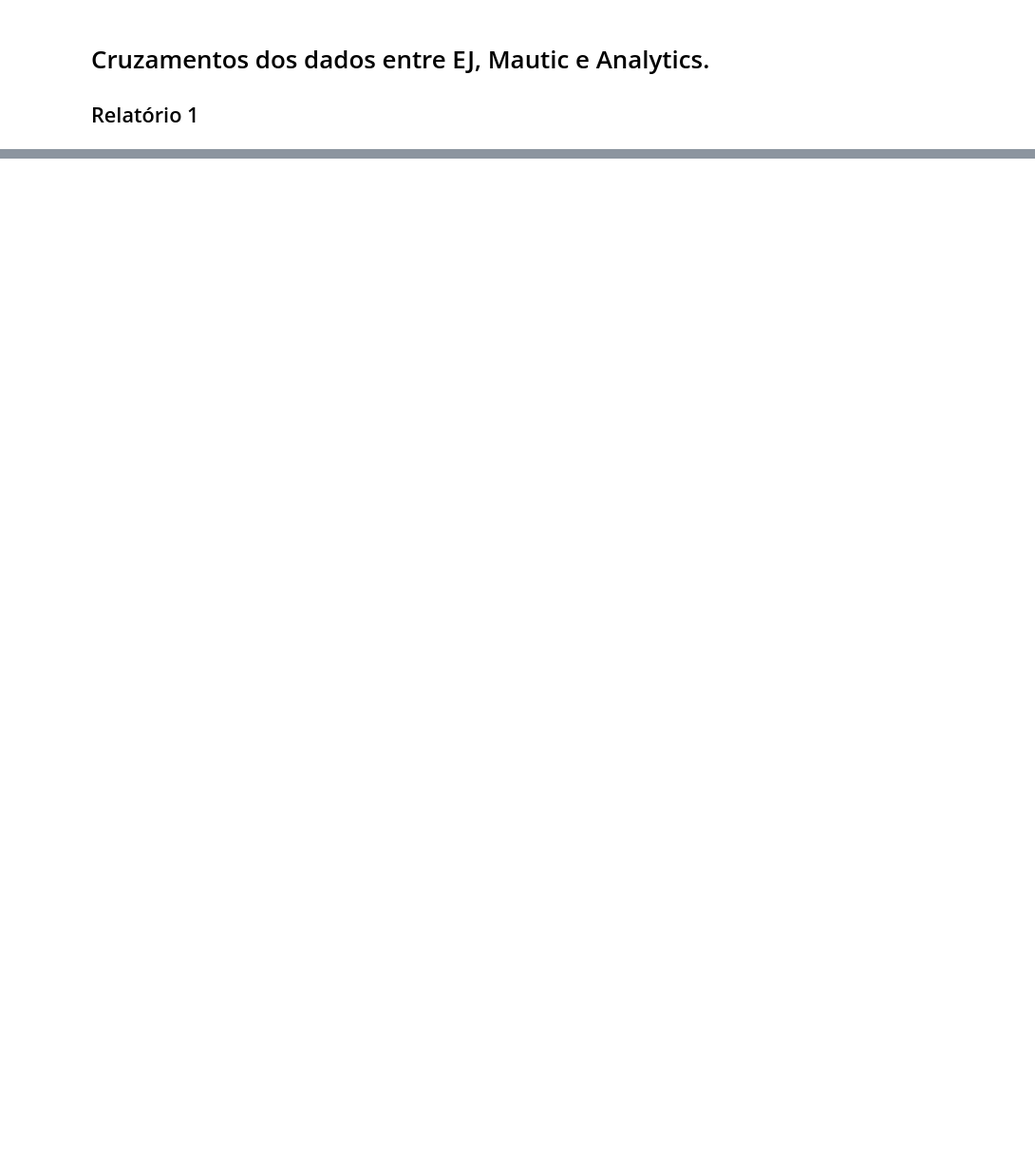
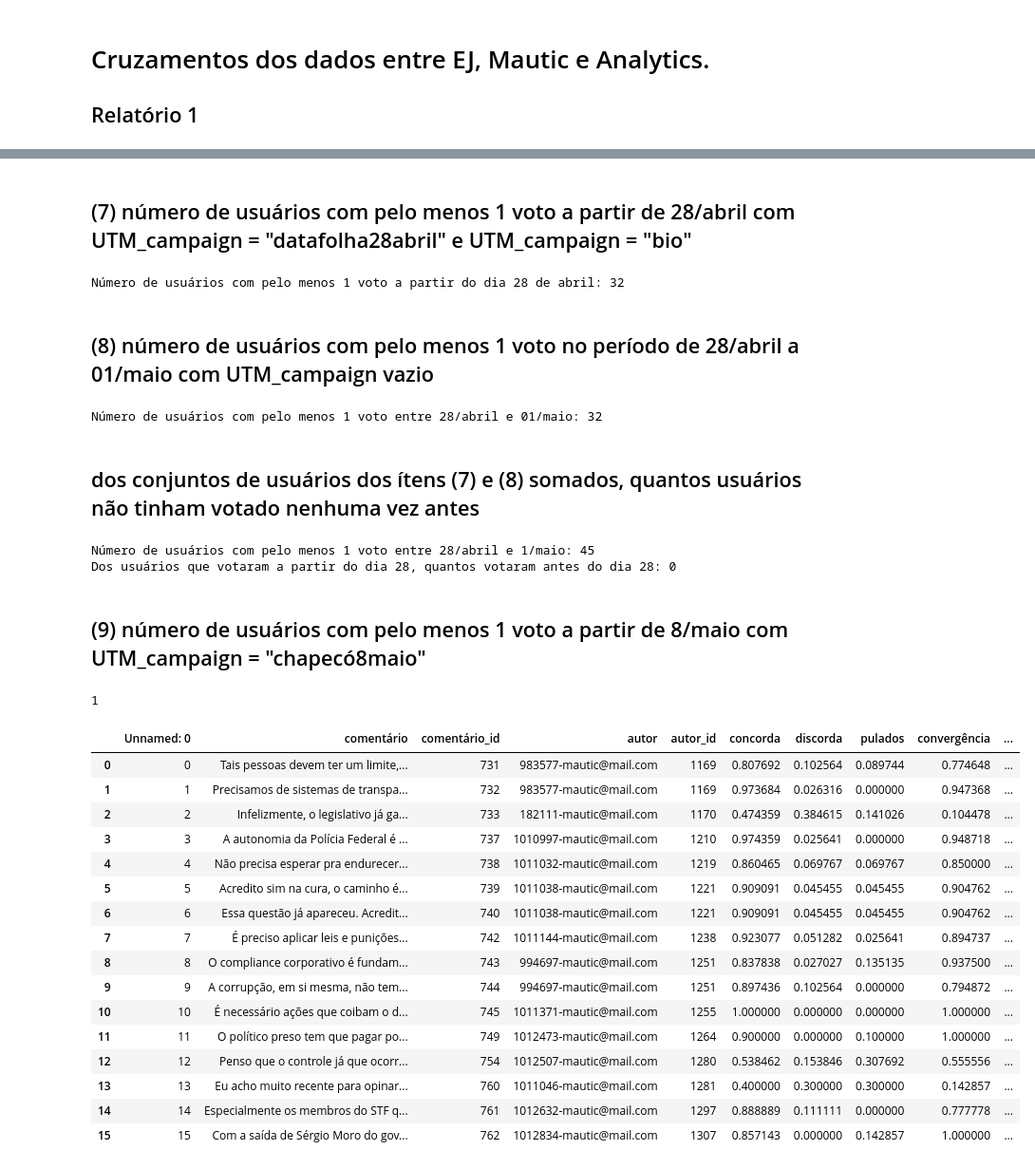
Before and after one commit to cidadedemocratica/airflow, a Jupyter notebook: src/ej/osf.ipynb, the cells around one changed output, grey strips where cells are left out. Shown at 95% size. Drawn from its saved outputs; the diff is of its cells as text; code cells hidden in the pictures; blank space fills up the shorter version.

```diff
--- a/src/ej/osf.ipynb
+++ b/src/ej/osf.ipynb
@@ -61,0 +136,68 @@ most_participation_users.head(10)
+# %% [markdown]
+## (7) número de usuários com pelo menos 1 voto a partir de 28/abril com UTM_campaign = "datafolha28abril" e UTM_campaign = "bio"
+# %%
+first_day = datetime.datetime(2020, 4, 28, tzinfo=tzlocal())
+df_by_campaign = df2[(df2['analytics_campaign'] == 'datafolha28abril') | (df2['analytics_campaign'] == 'bio')]
+df_by_campaign_by_date = df_by_campaign[df_by_campaign['criado'].map(lambda x: parse(x) >= first_day)]
+len(df_by_campaign_by_date['analytics_client_id'].value_counts())
+
+votes_before_first_day = df2[df2['criado'].map(lambda x: parse(x) < first_day )]
+print(f"Número de usuários com pelo menos 1 voto a partir do dia 28 de abril: {len(result['analytics_client_id'].value_counts())}")
+# %% [output]
+Número de usuários com pelo menos 1 voto a partir do dia 28 de abril: 32
+# %% [markdown]
+## (8) número de usuários com pelo menos 1 voto no período de 28/abril a 01/maio com UTM_campaign vazio
+# %%
+first_day = datetime.datetime(2020, 4, 28, tzinfo=tzlocal())
+last_day = datetime.datetime(2020, 5, 1, tzinfo=tzlocal())
+df_by_interval = df2[df2['criado'].map(lambda x: parse(x) >= first_day and parse(x) <= last_day )]
+result = df_by_interval[(df_by_interval['analytics_campaign'] == '(not set)') | (df_by_interval['analytics_campaign'] == np.nan)]
+print(f"Número de usuários com pelo menos 1 voto entre 28/abril e 01/maio: {len(df_by_campaign_by_date['analytics_client_id'].value_counts())}")
+# %% [output]
+Número de usuários com pelo menos 1 voto entre 28/abril e 01/maio: 32
+# %% [markdown]
+## dos conjuntos de usuários dos ítens (7) e (8) somados, quantos usuários não tinham votado nenhuma vez antes
+# %%
+first_day = datetime.datetime(2020, 4, 28, tzinfo=tzlocal())
+last_day = datetime.datetime(2020, 5, 1, tzinfo=tzlocal())
+df_by_interval = df2[df2['criado'].map(lambda x: parse(x) >= first_day and parse(x) <= last_day )]
+result = df_by_interval[(df_by_interval['analytics_campaign'] == '(not set)') | (df_by_interval['analytics_campaign'] == np.nan) | (df2['analytics_campaign'] == 'datafolha28abril') | (df2['analytics_campaign'] == 'bio')]
+
+votes_before_first_day = df2[df2['criado'].map(lambda x: parse(x) < first_day )]
+print(f"Número de usuários com pelo menos 1 voto entre 28/abril e 1/maio: {len(result['analytics_client_id'].value_counts())}")
+result2 = len(votes_before_first_day[votes_before_first_day['analytics_client_id'].map(lambda x: x in result['analytics_client_id'])])
+print(f"Dos usuários que votaram a partir do dia 28, quantos votaram antes do dia 28: {result2}")
+# %% [output]
+Número de usuários com pelo menos 1 voto entre 28/abril e 1/maio: 45
+Dos usuários que votaram a partir do dia 28, quantos votaram antes do dia 28: 0
+# %% [markdown]
+## (9) número de usuários com pelo menos 1 voto a partir de 8/maio com UTM_campaign = "chapecó8maio"
+# %%
+first_day = datetime.datetime(2020, 5, 8, tzinfo=tzlocal())
+df_by_campaign = df2[(df2['analytics_campaign'] == 'chapecó8maio')]
+df_by_campaign_by_date = df_by_campaign[df_by_campaign['criado'].map(lambda x: parse(x) >= first_day)]
+len(df_by_campaign_by_date['analytics_client_id'].value_counts())
+# %% [output]
+1
+# %%
+# EJ(votos) + Mautic(contatos) + Dados gerais de Analytics
+df3 = pd.read_csv('/tmp/airflow/comments_analytics_mautic.csv',dtype={'analytics_client_id': str})
+df3
+# %% [output]
+|  | Unnamed: 0 | comentário | comentário_id | autor | autor_id | concorda | discorda | pulados | convergência | ... |
+| 0 | 0 | Tais pessoas devem ter um limite,... | 731 | 983577-mautic@mail.com | 1169 | 0.807692 | 0.102564 | 0.089744 | 0.774648 | ... |
+| 1 | 1 | Precisamos de sistemas de transpa... | 732 | 983577-mautic@mail.com | 1169 | 0.973684 | 0.026316 | 0.000000 | 0.947368 | ... |
+| 2 | 2 | Infelizmente, o legislativo já ga... | 733 | 182111-mautic@mail.com | 1170 | 0.474359 | 0.384615 | 0.141026 | 0.104478 | ... |
+| 3 | 3 | A autonomia da Polícia Federal é ... | 737 | 1010997-mautic@mail.com | 1210 | 0.974359 | 0.025641 | 0.000000 | 0.948718 | ... |
+| 4 | 4 | Não precisa esperar pra endurecer... | 738 | 1011032-mautic@mail.com | 1219 | 0.860465 | 0.069767 | 0.069767 | 0.850000 | ... |
+| 5 | 5 | Acredito sim na cura, o caminho é... | 739 | 1011038-mautic@mail.com | 1221 | 0.909091 | 0.045455 | 0.045455 | 0.904762 | ... |
+| 6 | 6 | Essa questão já apareceu. Acredit... | 740 | 1011038-mautic@mail.com | 1221 | 0.909091 | 0.045455 | 0.045455 | 0.904762 | ... |
+| 7 | 7 | É preciso aplicar leis e punições... | 742 | 1011144-mautic@mail.com | 1238 | 0.923077 | 0.051282 | 0.025641 | 0.894737 | ... |
+| 8 | 8 | O compliance corporativo é fundam... | 743 | 994697-mautic@mail.com | 1251 | 0.837838 | 0.027027 | 0.135135 | 0.937500 | ... |
+| 9 | 9 | A corrupção, em si mesma, não tem... | 744 | 994697-mautic@mail.com | 1251 | 0.897436 | 0.102564 | 0.000000 | 0.794872 | ... |
+| 10 | 10 | É necessário ações que coibam o d... | 745 | 1011371-mautic@mail.com | 1255 | 1.000000 | 0.000000 | 0.000000 | 1.000000 | ... |
+| 11 | 11 | O político preso tem que pagar po... | 749 | 1012473-mautic@mail.com | 1264 | 0.900000 | 0.000000 | 0.100000 | 1.000000 | ... |
+| 12 | 12 | Penso que o controle já que ocorr... | 754 | 1012507-mautic@mail.com | 1280 | 0.538462 | 0.153846 | 0.307692 | 0.555556 | ... |
+| 13 | 13 | Eu acho muito recente para opinar... | 760 | 1011046-mautic@mail.com | 1281 | 0.400000 | 0.300000 | 0.300000 | 0.142857 | ... |
+| 14 | 14 | Especialmente os membros do STF q... | 761 | 1012632-mautic@mail.com | 1297 | 0.888889 | 0.111111 | 0.000000 | 0.777778 | ... |
+| 15 | 15 | Com a saída de Sérgio Moro do gov... | 762 | 1012834-mautic@mail.com | 1307 | 0.857143 | 0.000000 | 0.142857 | 1.000000 | ... |
```
Also changed, not shown: parts of 13 cells of this notebook, 6 other files.
